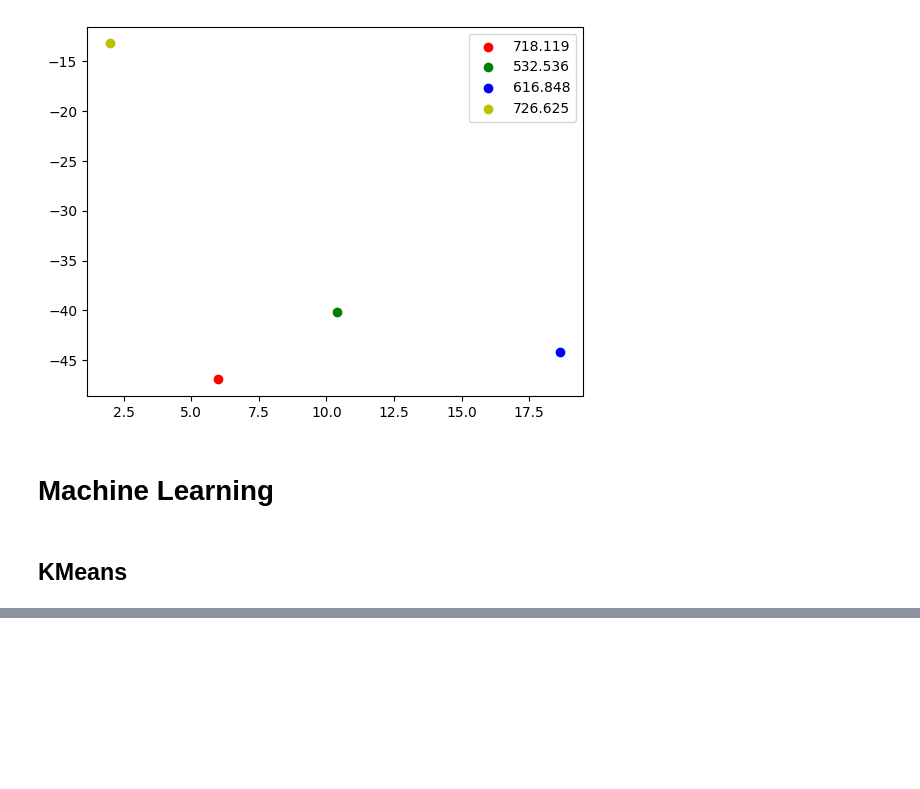
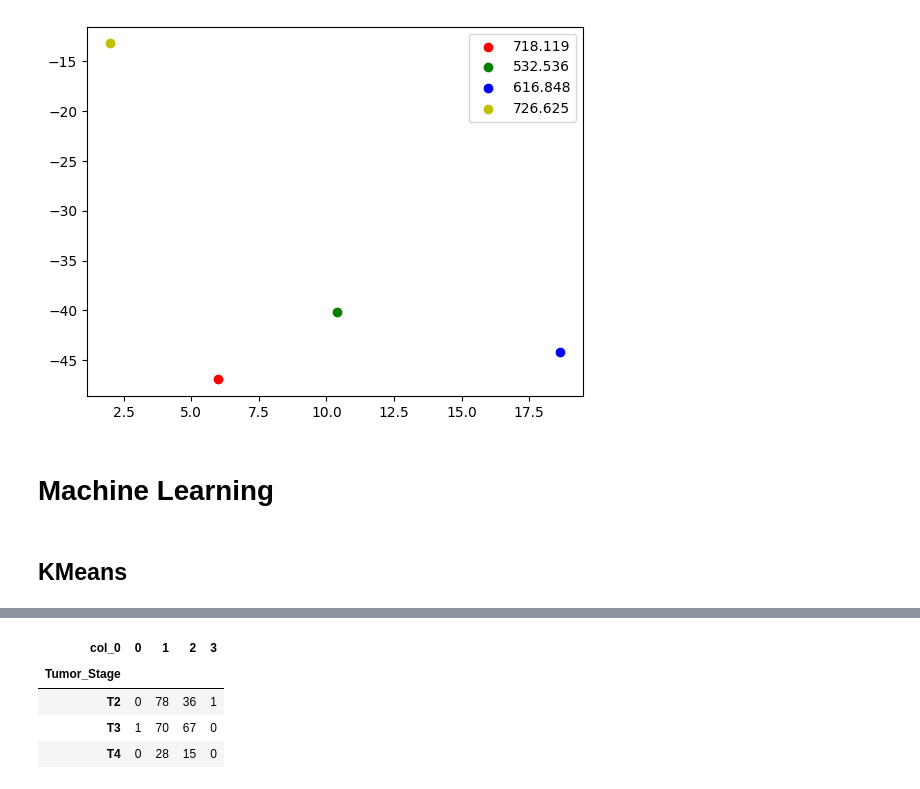
Before and after one commit to tiagomiranda24/Ext_Conhe_Dados_Biologicos, a Jupyter notebook: trabalho_fase3_python.ipynb, the cells around one changed output, grey strips where cells are left out. Cells and saved outputs as stored; diff of their text form; code cells hidden in the pictures; blank space fills up the shorter version.

```diff
--- a/trabalho_fase3_python.ipynb
+++ b/trabalho_fase3_python.ipynb
@@ -383,0 +411,11 @@ plt.show()
+# %%
+kmeans3 = KMeans(n_clusters=4, n_init = "auto")
+res_kmeans = kmeans3.fit(data_mrnaseq_proc).predict(data_mrnaseq_proc)
+
+pd.crosstab(data_bladder_new.loc[:,"Tumor_Stage"], res_kmeans)
+# %% [output]
+| col_0 | 0 | 1 | 2 | 3 |
+| Tumor_Stage |  |  |  |  |
+| T2 | 0 | 78 | 36 | 1 |
+| T3 | 1 | 70 | 67 | 0 |
+| T4 | 0 | 28 | 15 | 0 |
```
Also changed, not shown: parts of 4 cells of this notebook.
